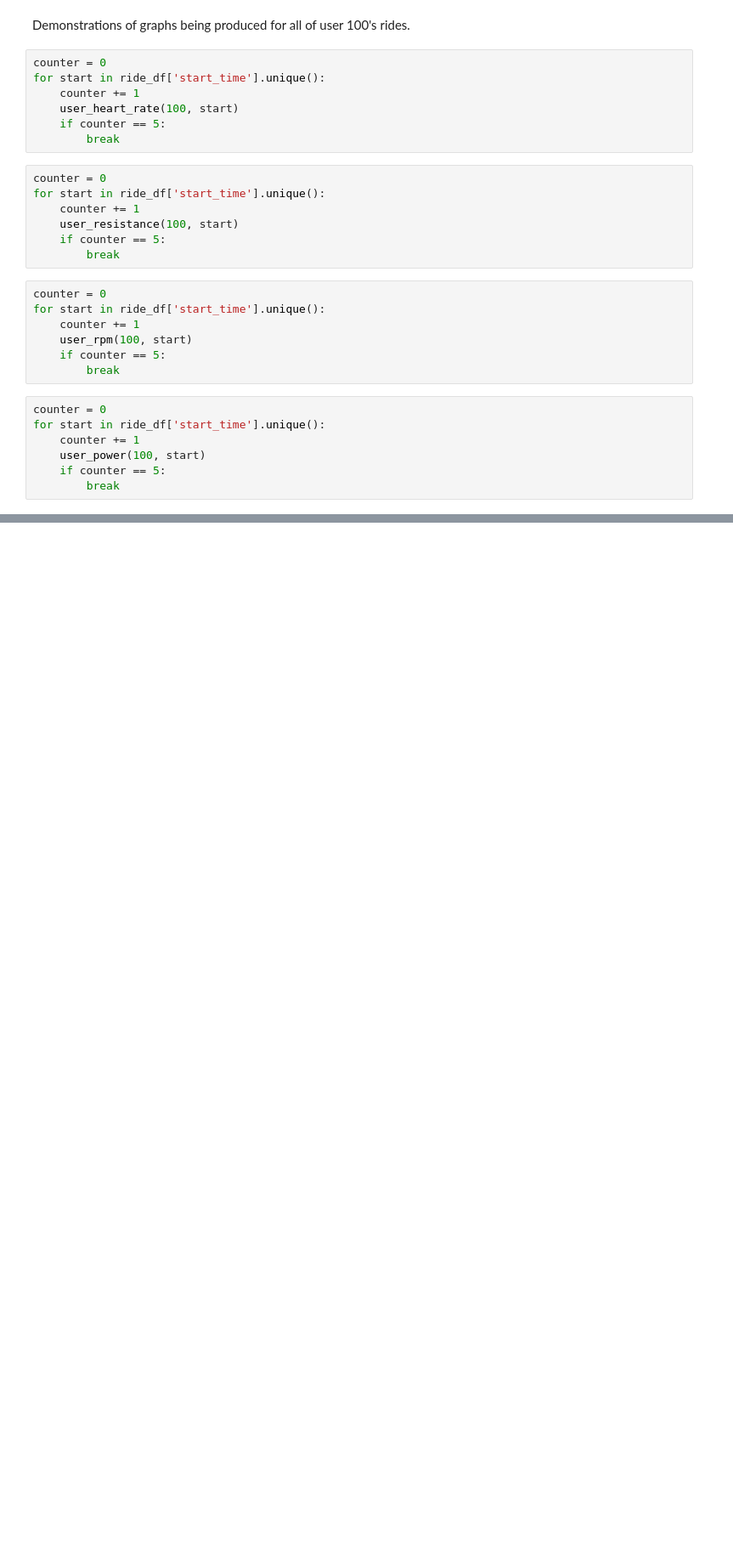
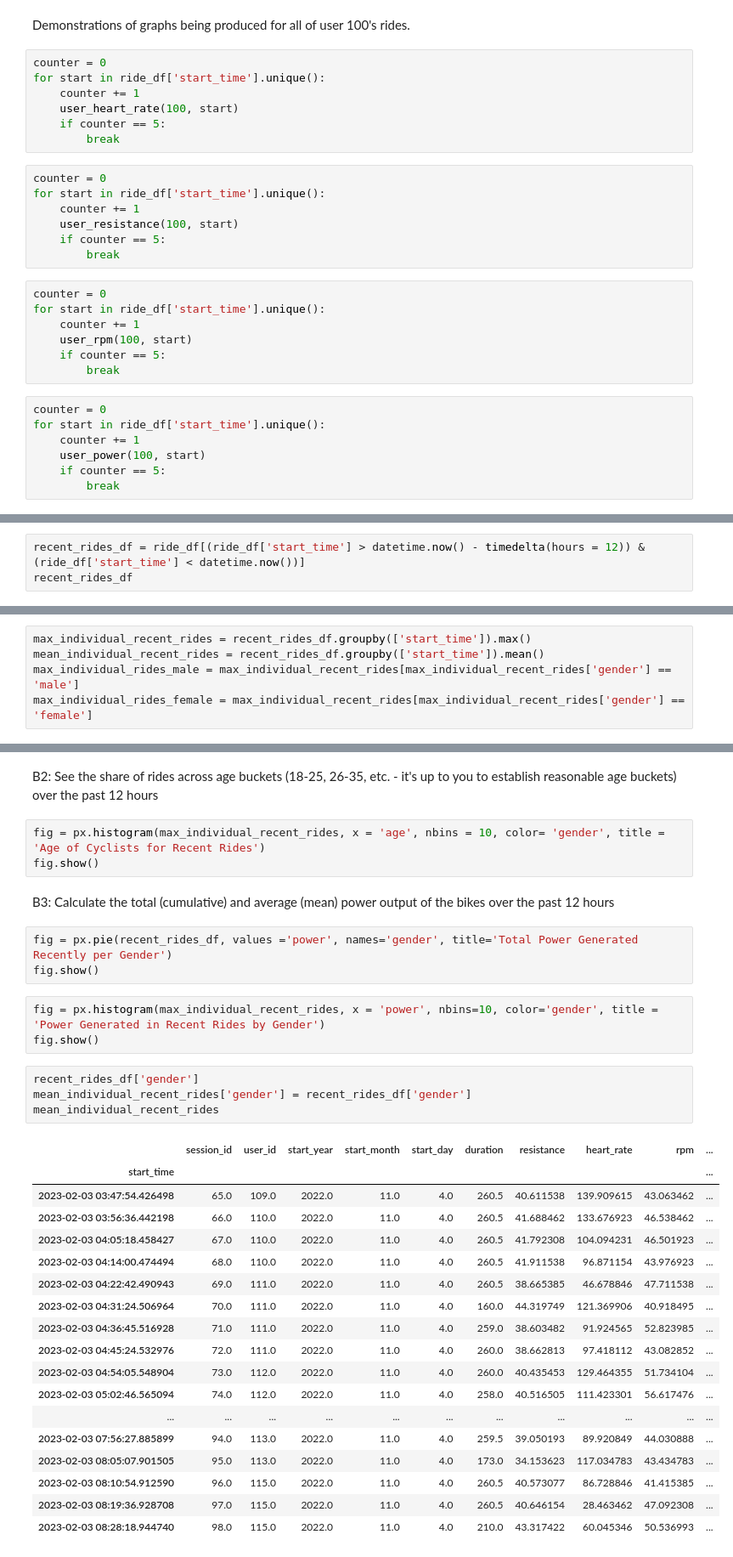
Before and after one commit to Eros-code/Deloton, a Jupyter notebook: app/processing_stage.ipynb, the cells around one changed output, grey strips where cells are left out. Shown at 85% size. Saved outputs shown, nothing was run; the diff lists cells and outputs as text; blank space fills up the shorter version.

Commit message:
Recent rides 2

```diff
--- a/app/processing_stage.ipynb
+++ b/app/processing_stage.ipynb
@@ -104,0 +112,3 @@ for start in ride_df['start_time'].unique():
+# %%
+recent_rides_df = ride_df[(ride_df['start_time'] > datetime.now() - timedelta(hours = 12)) & (ride_df['start_time'] < datetime.now())]
+recent_rides_df
@@ -104,0 +129,5 @@ for start in ride_df['start_time'].unique():
+# %%
+max_individual_recent_rides = recent_rides_df.groupby(['start_time']).max()
+mean_individual_recent_rides = recent_rides_df.groupby(['start_time']).mean()
+max_individual_rides_male = max_individual_recent_rides[max_individual_recent_rides['gender'] == 'male']
+max_individual_rides_female = max_individual_recent_rides[max_individual_recent_rides['gender'] == 'female']
@@ -104,0 +145,36 @@ for start in ride_df['start_time'].unique():
+# %% [markdown]
+B2: See the share of rides across age buckets (18-25, 26-35, etc. - it's up to you to establish reasonable age buckets) over the past 12 hours
+# %%
+fig = px.histogram(max_individual_recent_rides, x = 'age', nbins = 10, color= 'gender', title = 'Age of Cyclists for Recent Rides')
+fig.show()
+# %% [markdown]
+B3: Calculate the total (cumulative) and average (mean) power output of the bikes over the past 12 hours
+# %%
+fig = px.pie(recent_rides_df, values ='power', names='gender', title='Total Power Generated Recently per Gender')
+fig.show()
+# %%
+fig = px.histogram(max_individual_recent_rides, x = 'power', nbins=10, color='gender', title = 'Power Generated in Recent Rides by Gender')
+fig.show()
+# %%
+recent_rides_df['gender']
+mean_individual_recent_rides['gender'] = recent_rides_df['gender']
+mean_individual_recent_rides
+# %% [output]
+|  | session_id | user_id | start_year | start_month | start_day | duration | resistance | heart_rate | rpm | ... |
+| start_time |  |  |  |  |  |  |  |  |  | ... |
+| 2023-02-03 03:47:54.426498 | 65.0 | 109.0 | 2022.0 | 11.0 | 4.0 | 260.5 | 40.611538 | 139.909615 | 43.063462 | ... |
+| 2023-02-03 03:56:36.442198 | 66.0 | 110.0 | 2022.0 | 11.0 | 4.0 | 260.5 | 41.688462 | 133.676923 | 46.538462 | ... |
+| 2023-02-03 04:05:18.458427 | 67.0 | 110.0 | 2022.0 | 11.0 | 4.0 | 260.5 | 41.792308 | 104.094231 | 46.501923 | ... |
+| 2023-02-03 04:14:00.474494 | 68.0 | 110.0 | 2022.0 | 11.0 | 4.0 | 260.5 | 41.911538 | 96.871154 | 43.976923 | ... |
+| 2023-02-03 04:22:42.490943 | 69.0 | 111.0 | 2022.0 | 11.0 | 4.0 | 260.5 | 38.665385 | 46.678846 | 47.711538 | ... |
+| 2023-02-03 04:31:24.506964 | 70.0 | 111.0 | 2022.0 | 11.0 | 4.0 | 160.0 | 44.319749 | 121.369906 | 40.918495 | ... |
+| 2023-02-03 04:36:45.516928 | 71.0 | 111.0 | 2022.0 | 11.0 | 4.0 | 259.0 | 38.603482 | 91.924565 | 52.823985 | ... |
+| 2023-02-03 04:45:24.532976 | 72.0 | 111.0 | 2022.0 | 11.0 | 4.0 | 260.0 | 38.662813 | 97.418112 | 43.082852 | ... |
+| 2023-02-03 04:54:05.548904 | 73.0 | 112.0 | 2022.0 | 11.0 | 4.0 | 260.0 | 40.435453 | 129.464355 | 51.734104 | ... |
+| 2023-02-03 05:02:46.565094 | 74.0 | 112.0 | 2022.0 | 11.0 | 4.0 | 258.0 | 40.516505 | 111.423301 | 56.617476 | ... |
+| ... | ... | ... | ... | ... | ... | ... | ... | ... | ... | ... |
+| 2023-02-03 07:56:27.885899 | 94.0 | 113.0 | 2022.0 | 11.0 | 4.0 | 259.5 | 39.050193 | 89.920849 | 44.030888 | ... |
+| 2023-02-03 08:05:07.901505 | 95.0 | 113.0 | 2022.0 | 11.0 | 4.0 | 173.0 | 34.153623 | 117.034783 | 43.434783 | ... |
+| 2023-02-03 08:10:54.912590 | 96.0 | 115.0 | 2022.0 | 11.0 | 4.0 | 260.5 | 40.573077 | 86.728846 | 41.415385 | ... |
+| 2023-02-03 08:19:36.928708 | 97.0 | 115.0 | 2022.0 | 11.0 | 4.0 | 260.5 | 40.646154 | 28.463462 | 47.092308 | ... |
+| 2023-02-03 08:28:18.944740 | 98.0 | 115.0 | 2022.0 | 11.0 | 4.0 | 210.0 | 43.317422 | 60.045346 | 50.536993 | ... |
```
Also changed, not shown: parts of 12 cells of this notebook, 2 other files.
